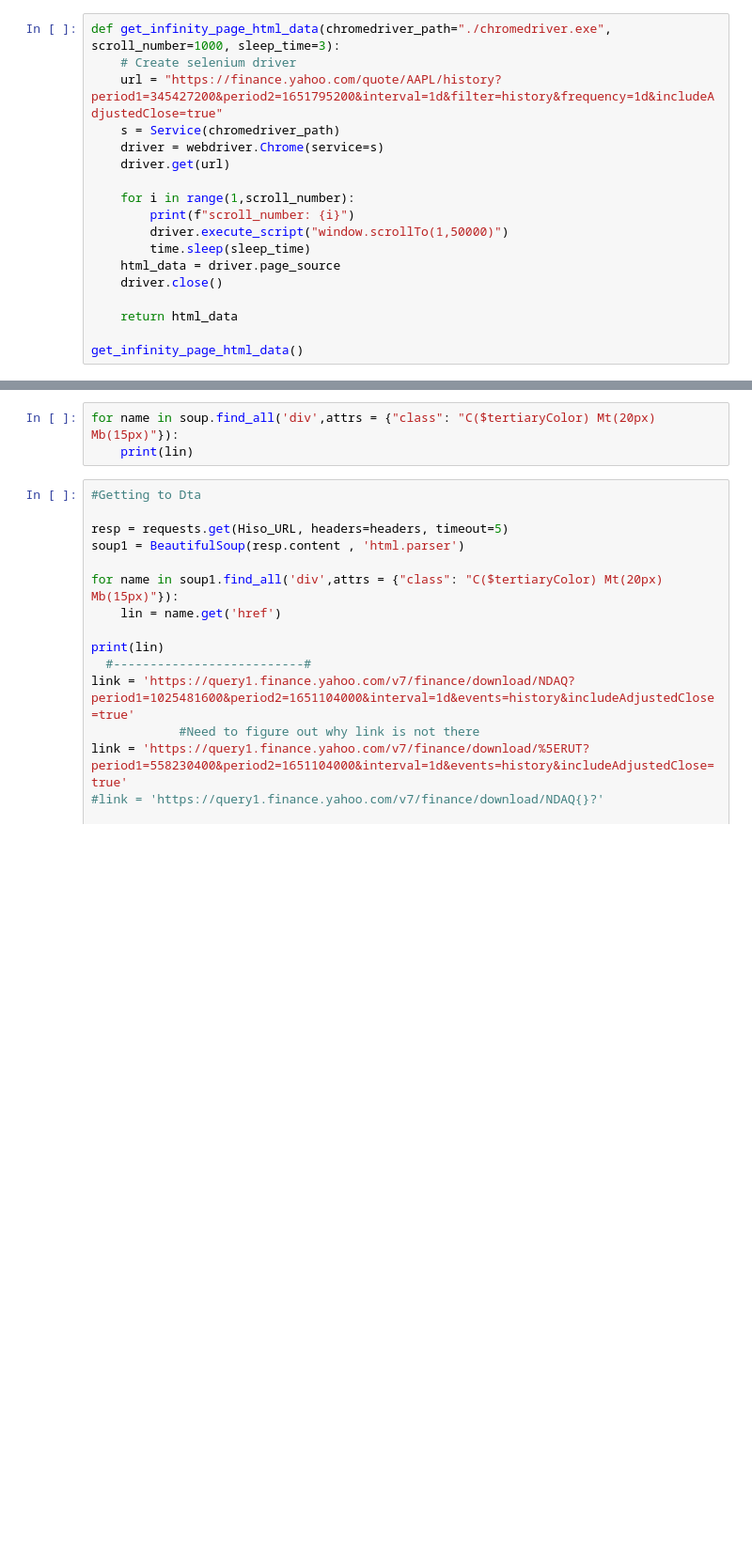
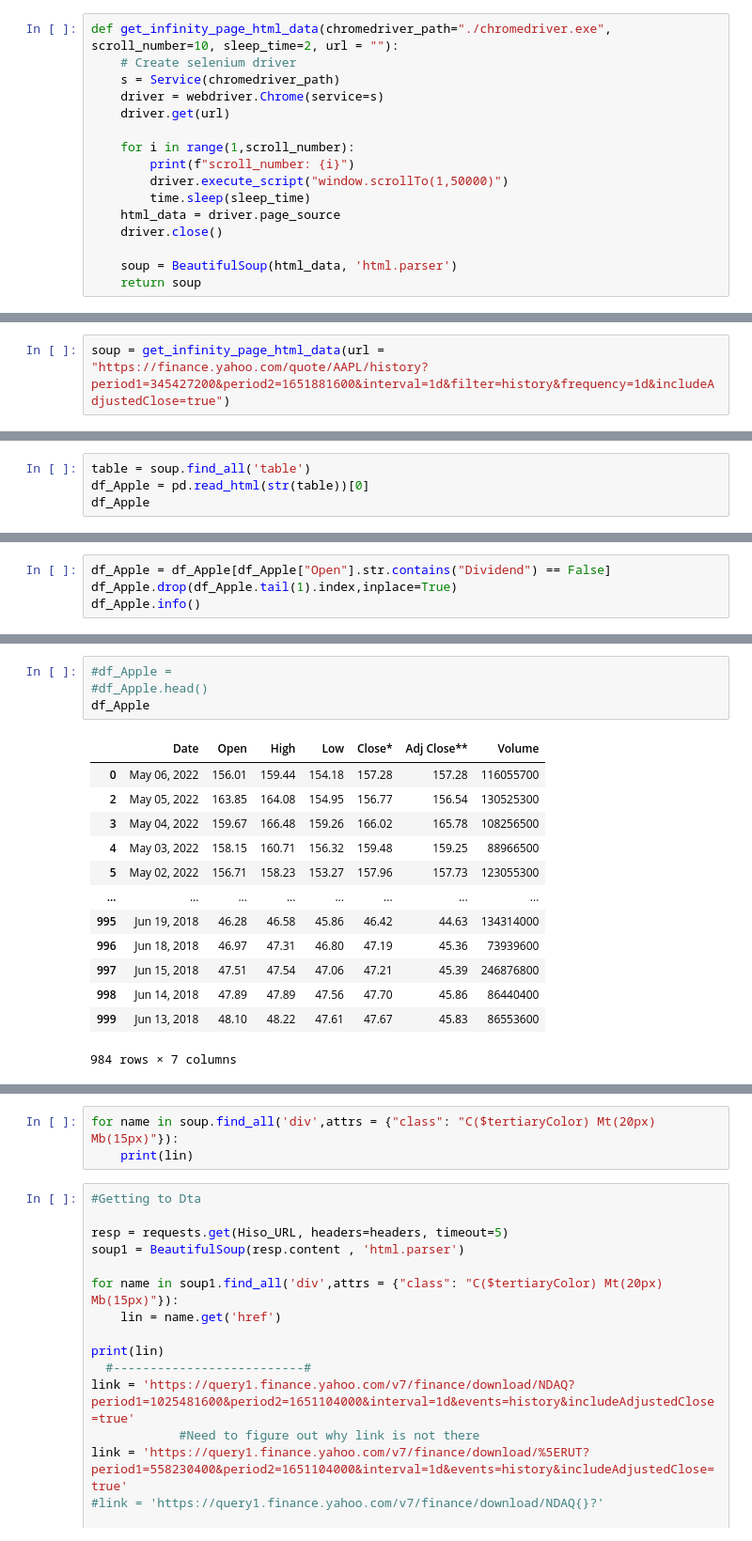
Before and after one commit to VladimirPoplavsky/Stock_Price_prediction, a Jupyter notebook: main.ipynb, the cells around one changed output, grey strips where cells are left out. Shown at 94% size. Saved outputs shown, nothing was run; the diff lists cells and outputs as text; blank space fills up the shorter version.

```diff
--- a/main.ipynb
+++ b/main.ipynb
@@ -40,9 +40,8 @@ Requirement already satisfied: PySocks!=1.5.7,<2.0,>=1.5.6 in c:\users\vovik\ana
 Requirement already satisfied: six>=1.5.2 in c:\users\vovik\anaconda3\lib\site-packages (from pyOpenSSL>=0.14->urllib3[secure,socks]~=1.26->selenium) (1.16.0)
 Requirement already satisfied: h11<1,>=0.9.0 in c:\users\vovik\anaconda3\lib\site-packages (from wsproto>=0.14->trio-websocket~=0.9->selenium) (0.13.0)
 # %%
-def get_infinity_page_html_data(chromedriver_path="./chromedriver.exe", scroll_number=1000, sleep_time=3):
+def get_infinity_page_html_data(chromedriver_path="./chromedriver.exe", scroll_number=10, sleep_time=2, url = ""):
     # Create selenium driver
-    url = "https://finance.yahoo.com/quote/AAPL/history?period1=345427200&period2=1651795200&interval=1d&filter=history&frequency=1d&includeAdjustedClose=true"
     s = Service(chromedriver_path)
     driver = webdriver.Chrome(service=s)
     driver.get(url)
@@ -54,6 +53,5 @@ def get_infinity_page_html_data(chromedriver_path="./chromedriver.exe", scroll_n
     html_data = driver.page_source
     driver.close()
 
-    return html_data
-
-get_infinity_page_html_data()
+    soup = BeautifulSoup(html_data, 'html.parser')
+    return soup
@@ -81,0 +58,2 @@ Stacktrace:
+# %%
+soup = get_infinity_page_html_data(url = "https://finance.yahoo.com/quote/AAPL/history?period1=345427200&period2=1651881600&interval=1d&filter=history&frequency=1d&includeAdjustedClose=true")
@@ -81,0 +90,4 @@ Stacktrace:
+# %%
+table = soup.find_all('table')
+df_Apple = pd.read_html(str(table))[0]
+df_Apple
@@ -81,0 +143,4 @@ Stacktrace:
+# %%
+df_Apple = df_Apple[df_Apple["Open"].str.contains("Dividend") == False]
+df_Apple.drop(df_Apple.tail(1).index,inplace=True)
+df_Apple.info()
@@ -81,0 +162,18 @@ Stacktrace:
+# %%
+#df_Apple =
+#df_Apple.head()
+df_Apple
+# %% [output]
+|  | Date | Open | High | Low | Close* | Adj Close** | Volume |
+| 0 | May 06, 2022 | 156.01 | 159.44 | 154.18 | 157.28 | 157.28 | 116055700 |
+| 2 | May 05, 2022 | 163.85 | 164.08 | 154.95 | 156.77 | 156.54 | 130525300 |
+| 3 | May 04, 2022 | 159.67 | 166.48 | 159.26 | 166.02 | 165.78 | 108256500 |
+| 4 | May 03, 2022 | 158.15 | 160.71 | 156.32 | 159.48 | 159.25 | 88966500 |
+| 5 | May 02, 2022 | 156.71 | 158.23 | 153.27 | 157.96 | 157.73 | 123055300 |
+| ... | ... | ... | ... | ... | ... | ... | ... |
+| 995 | Jun 19, 2018 | 46.28 | 46.58 | 45.86 | 46.42 | 44.63 | 134314000 |
+| 996 | Jun 18, 2018 | 46.97 | 47.31 | 46.80 | 47.19 | 45.36 | 73939600 |
+| 997 | Jun 15, 2018 | 47.51 | 47.54 | 47.06 | 47.21 | 45.39 | 246876800 |
+| 998 | Jun 14, 2018 | 47.89 | 47.89 | 47.56 | 47.70 | 45.86 | 86440400 |
+| 999 | Jun 13, 2018 | 48.10 | 48.22 | 47.61 | 47.67 | 45.83 | 86553600 |
+984 rows × 7 columns
```
Also changed, not shown: parts of 15 cells of this notebook.
